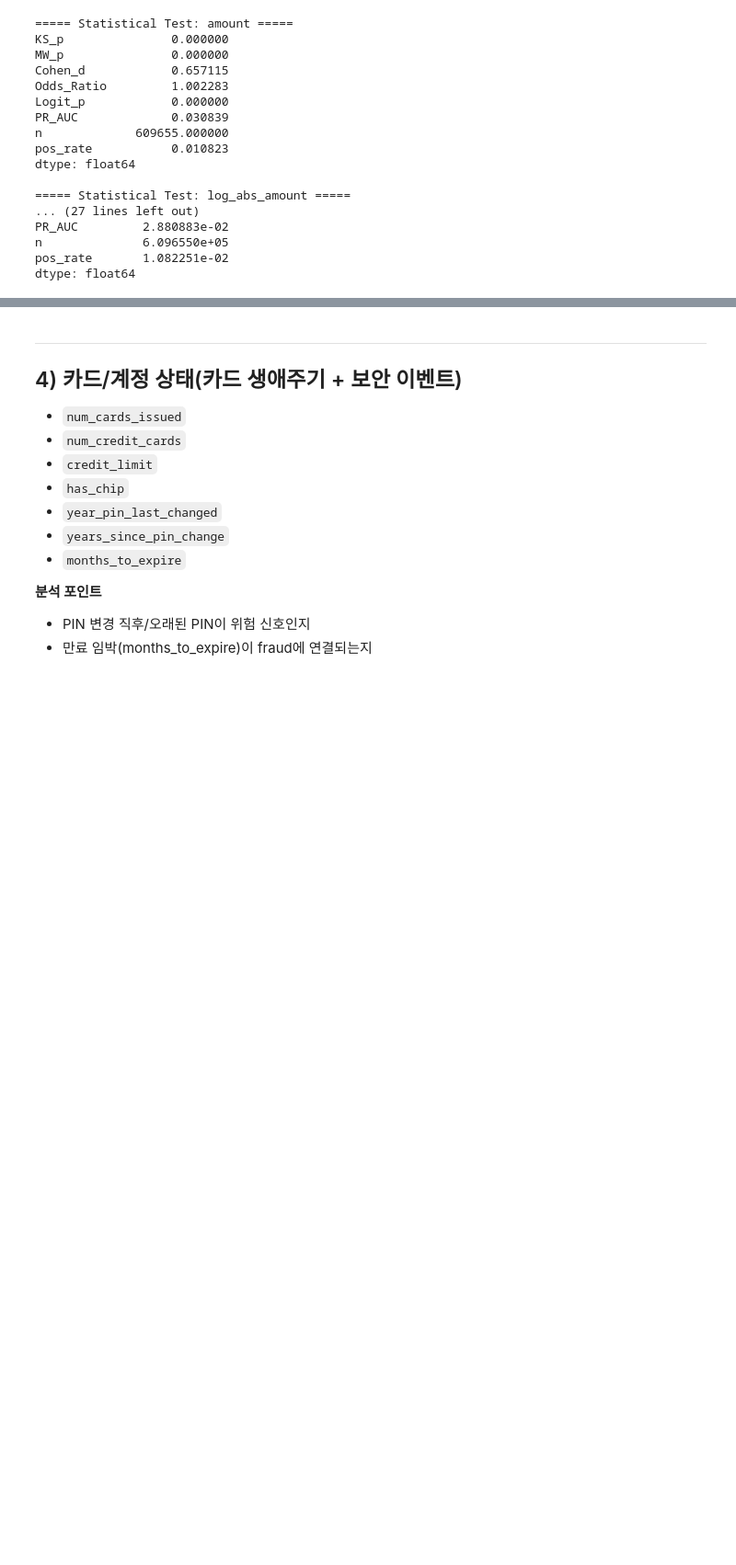
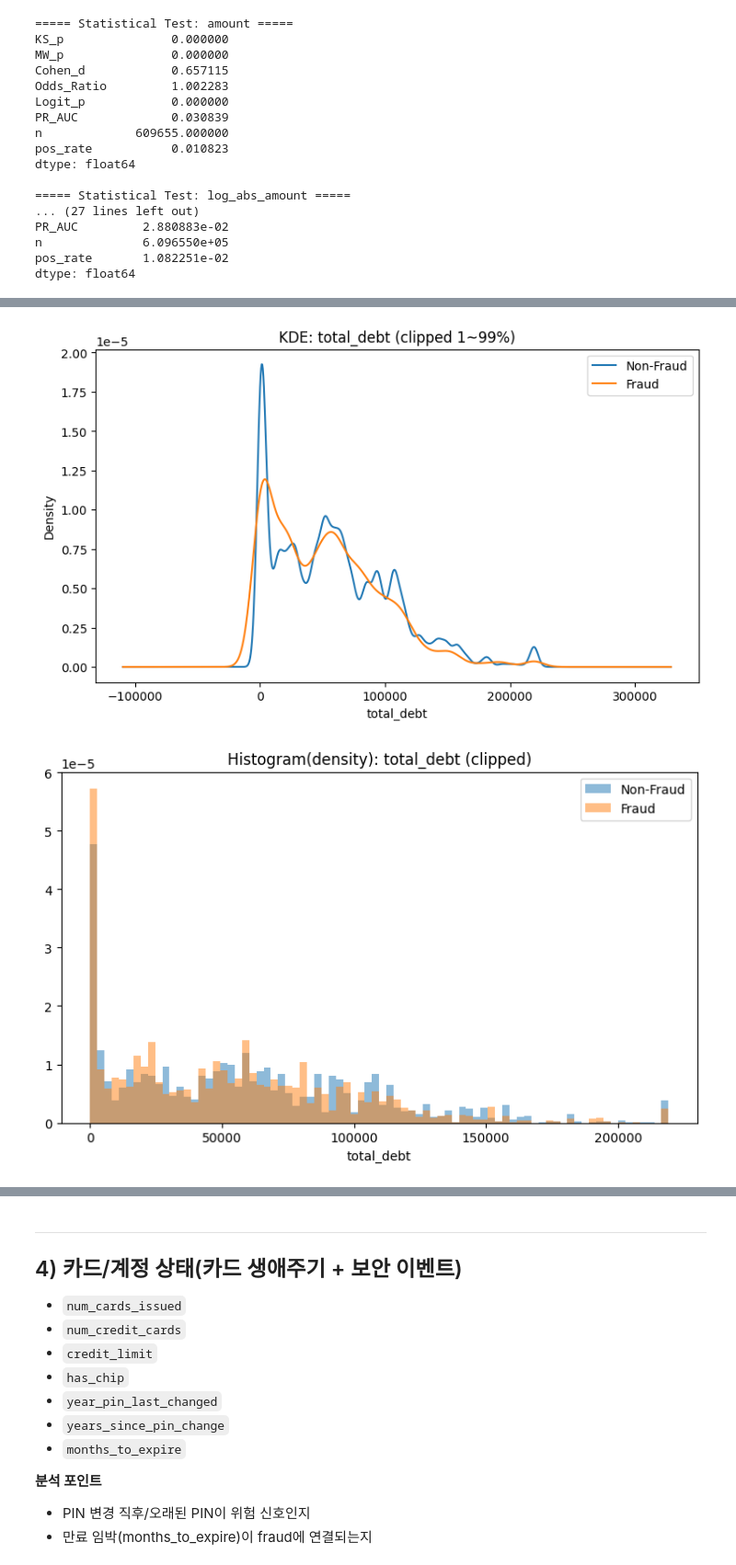
Before and after one commit to BDAIFin/knk, a Jupyter notebook: feature_signal_screening.ipynb, the cells around one changed output, grey strips where cells are left out. Shown at 92% size. Drawn from its saved outputs; the diff is of its cells as text; code cells hidden in the pictures; blank space fills up the shorter version.

```diff
--- a/feature_signal_screening.ipynb
+++ b/feature_signal_screening.ipynb
@@ -1834,0 +1889,3 @@ dtype: float64
+# %%
+df["low_ratio_flag"] = df["amount_limit_ratio"].quantile(0.05)
+df["high_ratio_flag"] = df["amount_limit_ratio"].quantile(0.095)
@@ -1834,0 +1935,6 @@ dtype: float64
+# %%
+q05 = df["amount_income_ratio"].quantile(0.05)
+q95 = df["amount_income_ratio"].quantile(0.95)
+
+df["low_income_flag"]  = df["amount_income_ratio"] < q05
+df["high_income_flag"] = df["amount_income_ratio"] > q95
@@ -1834,0 +1995,63 @@ dtype: float64
+# %%
+def plot_feature_eda(df, col, label_col="fraud", bins=80, clip_q=(0.01, 0.99), log_abs=False):
+
+    s = df[col].astype("float64").replace([np.inf, -np.inf], np.nan).dropna()
+    lo, hi = s.quantile(clip_q[0]), s.quantile(clip_q[1])
+
+    df_nf = df[df[label_col] == 0].copy()
+    df_f  = df[df[label_col] == 1].copy()
+
+    # 클립 적용(시각화용)
+    def _clip(x):
+        x = x.astype("float64").replace([np.inf, -np.inf], np.nan).dropna()
+        return x.clip(lo, hi)
+
+    x_nf = _clip(df_nf[col])
+    x_f  = _clip(df_f[col])
+
+    # ---- 1) KDE
+    plt.figure(figsize=(9,5))
+    x_nf.plot.kde(label="Non-Fraud")
+    x_f.plot.kde(label="Fraud")
+    plt.title(f"KDE: {col} (clipped {clip_q[0]*100:.0f}~{clip_q[1]*100:.0f}%)")
+    plt.xlabel(col)
+    plt.legend()
+    plt.show()
+
+    # ---- 2) Histogram (density)
+    plt.figure(figsize=(9,5))
+    plt.hist(x_nf, bins=bins, density=True, alpha=0.5, label="Non-Fraud")
+    plt.hist(x_f,  bins=bins, density=True, alpha=0.5, label="Fraud")
+    plt.title(f"Histogram(density): {col} (clipped)")
+    plt.xlabel(col)
+    plt.legend()
+    plt.show()
+
+    # ---- 3) Optional: signed log transform plots
+    if log_abs:
+        def slog1p(x):
+            x = x.astype("float64").replace([np.inf, -np.inf], np.nan).dropna()
+            return np.sign(x) * np.log1p(np.abs(x))
+
+        x_nf2 = slog1p(df_nf[col])
+        x_f2  = slog1p(df_f[col])
+
+        s2 = np.concatenate([x_nf2.values, x_f2.values])
+        lo2, hi2 = np.quantile(s2, clip_q[0]), np.quantile(s2, clip_q[1])
+        x_nf2 = x_nf2.clip(lo2, hi2)
+        x_f2  = x_f2.clip(lo2, hi2)
+
+        plt.figure(figsize=(9,5))
+        x_nf2.plot.kde(label="Non-Fraud")
+        x_f2.plot.kde(label="Fraud")
+        plt.title(f"KDE: signed_log1p({col}) (clipped)")
+        plt.xlabel(f"signed_log1p({col})")
+        plt.legend()
+        plt.show()
+
+
+plot_feature_eda(df, "total_debt", label_col="fraud", clip_q=(0.01, 0.99), log_abs=True)
+plot_feature_eda(df, "credit_score", label_col="fraud", clip_q=(0.01, 0.99), log_abs=False)
+# %% [output]
+[figure, added]
+[figure, added]
```
Also changed, not shown: parts of 20 cells of this notebook.
